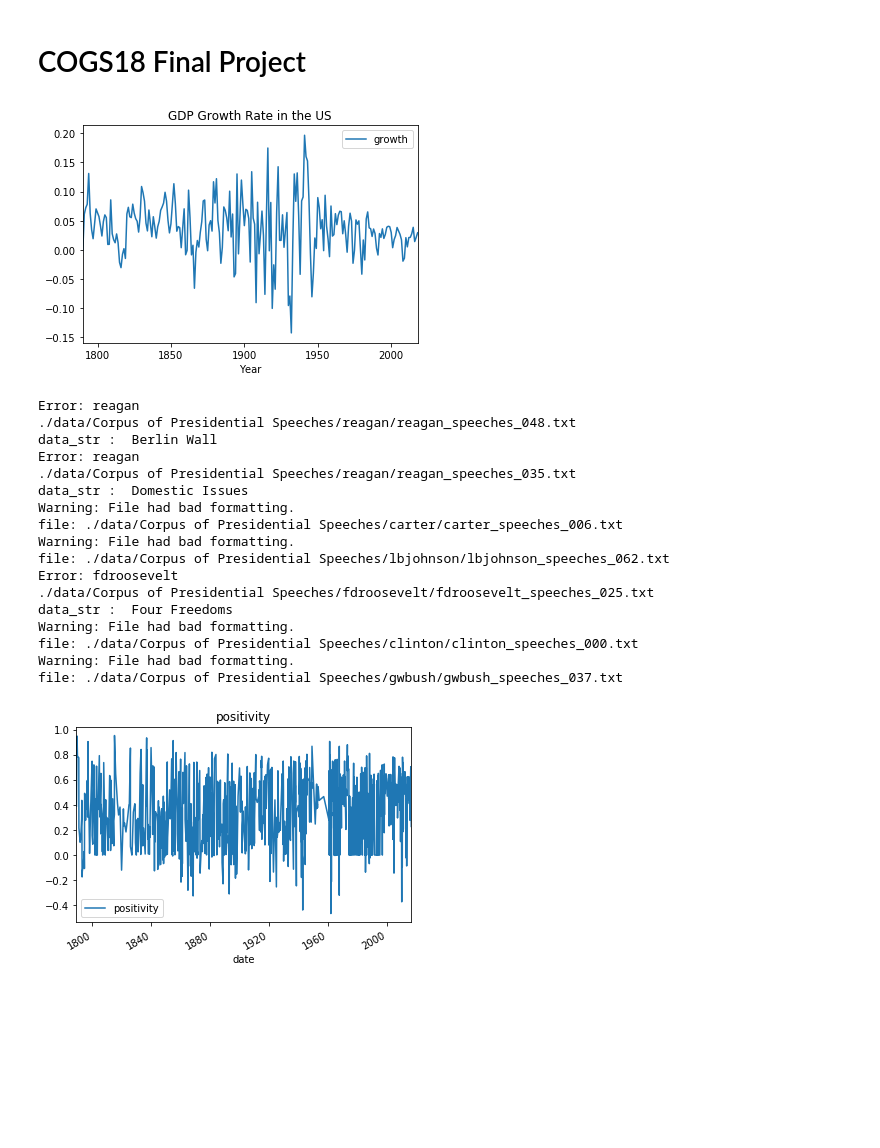
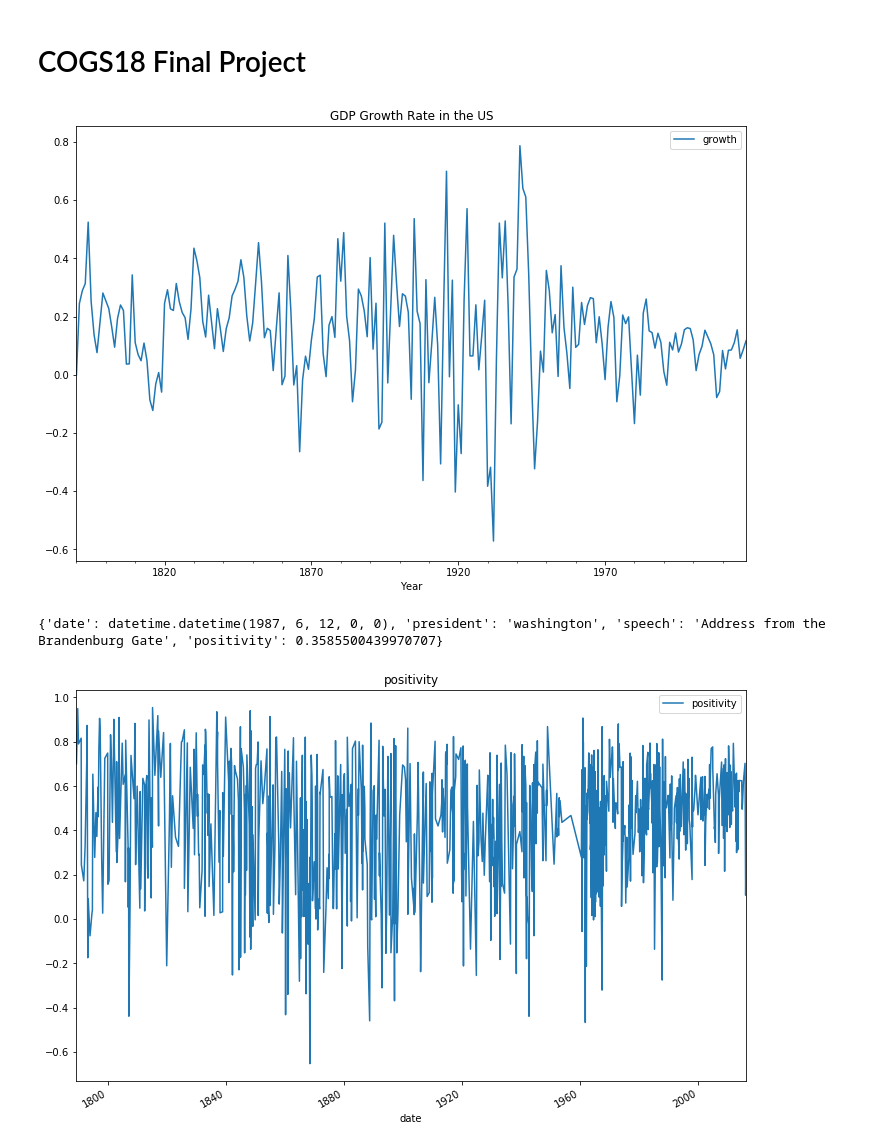
Before and after one commit to Surfincolin/positive-speak, a Jupyter notebook: PositiveSpeak.ipynb, the cells around one changed output. Cells and saved outputs as stored; diff of their text form; code cells hidden in the pictures; blank space fills up the shorter version.

Commit message:
add better regex for dates, added averaging to plots

```diff
--- a/PositiveSpeak.ipynb
+++ b/PositiveSpeak.ipynb
@@ -56,7 +69,7 @@ def calc_gdp_growth(gdp_data):
         else:
             if_amount = (inflation * prev_year) + prev_year
 #             print(inflation, prev_year, if_amount)
-            growth = (gdp_f - if_amount) / if_amount
+            growth = (gdp_f - if_amount) *4 / if_amount
 #             growth = 1
             growth_rate.append(growth)
 
@@ -64,22 +77,25 @@ def calc_gdp_growth(gdp_data):
 
     return growth_rate
 
+def convert_year_int_to_date(series):
+    dates = []
+    for num in series:
+        date = datetime.datetime(year=num,month=1,day=1)
+        dates.append(date)
+
+    return dates
+
 gdp_df['growth'] = calc_gdp_growth(gdp_df)
+gdp_df['Year'] = convert_year_int_to_date(gdp_df['Year'])
 growth_chat = gdp_df[['Year', 'growth']].plot.line(x = 'Year', y = 'growth')
 plt.title('GDP Growth Rate in the US')
 plt.show(growth_chat)
 # %% [output]
-[figure, old version]
+[figure, new version]
 # %%
-import re
-import datetime
-from os import listdir
-from os.path import isfile, join
-
-from vaderSentiment.vaderSentiment import SentimentIntensityAnalyzer
-
 title_rx = re.compile(r'title="(.*)"')
 date_rx = re.compile(r'date="(.*)"')
+date_format_rx = re.compile(r"[ADFJMNOS]\w* [\d]{1,2}, [\d]{4}")
 quoted_rx = re.compile(r'\"(.+?)"')
 angle_bracket_rx = re.compile(r'<(.*)>')
 
@@ -110,14 +126,17 @@ def process_speech_file(file_str, president_name):
     file = open(file_str, 'r')
 
     title_line = file.readline()
+
     date_line = file.readline()
+    while not date_line.rstrip():
+        date_line = file.readline()
 
     title_match = title_rx.search(title_line)
     date_match = date_rx.search(date_line)
 
     if date_match:
         doc_title = quoted_rx.findall(title_line)[0]
-        date_str = quoted_rx.findall(date_line)[0]
+        date_str = date_format_rx.findall(date_line)[0]
 
         try:
             doc_date = datetime.datetime.strptime(date_str, '%B %d, %Y')
@@ -136,11 +155,20 @@ def process_speech_file(file_str, president_name):
         for line in file:
             angle_match = angle_bracket_rx.search(line)
             if angle_match:
-                interview = True
-                continue
+                line = angle_bracket_rx.sub('', line)
+#                 print(line)
+
             sentences = line.split('. ')
             for sentence in sentences:
-                score += vaderAnalyze(sentence)
+                if len(sentence) < 2:
+                    continue
+
+                sentence = sentence.replace('\n', '')
+#                 if '\n' in sentence:
+#                     print('return')
+                raw_score = vaderAnalyze(sentence)
+#                 print(raw_score, ':', sentence)
+                score += raw_score
                 score = score / divider
                 divider = 2
 
@@ -156,52 +184,49 @@ def process_speech_file(file_str, president_name):
         print('Warning: File had bad formatting.')
         print('file: ' + file_str)
         return None
+# %%
+positivity_df = pd.DataFrame(columns=['date', 'president', 'speech', 'positivity'])
+
+test_file = './data/Corpus of Presidential Speeches/washington/washington_speeches_000.txt'
+interview_test_file = './data/Corpus of Presidential Speeches/obama/obama_speeches_015.txt'
+date_test_file = './data/Corpus of Presidential Speeches/reagan/reagan_speeches_048.txt'
+weird_format_file = './data/Corpus of Presidential Speeches/carter/carter_speeches_006.txt'
+analyze_file = './data/Corpus of Presidential Speeches/ford/ford_speeches_013.txt'
+negative_file = './data/Corpus of Presidential Speeches/johnson/johnson_speeches_027.txt'
+
+speech = process_speech_file(date_test_file, 'washington')
+print(speech.get_dict())
+# %% [output]
+{'date': datetime.datetime(1987, 6, 12, 0, 0), 'president': 'washington', 'speech': 'Address from the Brandenburg Gate', 'positivity': 0.3585500439970707}
 # %%
 positivity_df = pd.DataFrame(columns=['date', 'president', 'speech', 'positivity'])
 
 # test_file = './data/Corpus of Presidential Speeches/washington/washington_speeches_000.txt'
 # interview_test_file = './data/Corpus of Presidential Speeches/coolidge/coolidge_speeches_000.txt'
 # date_test_file = './data/Corpus of Presidential Speeches/reagan/reagan_speeches_048.txt'
 # weird_format_file = './data/Corpus of Presidential Speeches/carter/carter_speeches_006.txt'
+# analyze_file = './data/Corpus of Presidential Speeches/ford/ford_speeches_013.txt'
+
 # speech = process_speech_file(test_file, 'washington')
 # print(speech.speech, speech.positivity)
 
 # positivity_df = positivity_df.append(speech.get_dict(), ignore_index=True)
 
 speech_dir = './data/Corpus of Presidential Speeches'
 contents = listdir(speech_dir)
 for f in contents:
     loc = join(speech_dir, f)
     if not isfile(loc):
         for file_name in listdir(loc):
             file_str = join(loc, file_name)
             if isfile(file_str):
 #                 print(file_name)
                 result = process_speech_file(file_str, f)
                 if result is not None:
                     positivity_df = positivity_df.append(result.get_dict(), ignore_index=True)
 
-positivity_df
-
 positive_chart = positivity_df[['date', 'positivity']].plot.line(x = 'date', y = 'positivity')
 plt.title('positivity')
 plt.show(positive_chart)
 # %% [output]
-Error: reagan
-./data/Corpus of Presidential Speeches/reagan/reagan_speeches_048.txt
-data_str :  Berlin Wall
-Error: reagan
-./data/Corpus of Presidential Speeches/reagan/reagan_speeches_035.txt
-data_str :  Domestic Issues
-Warning: File had bad formatting.
-file: ./data/Corpus of Presidential Speeches/carter/carter_speeches_006.txt
-Warning: File had bad formatting.
-file: ./data/Corpus of Presidential Speeches/lbjohnson/lbjohnson_speeches_062.txt
-Error: fdroosevelt
-./data/Corpus of Presidential Speeches/fdroosevelt/fdroosevelt_speeches_025.txt
-data_str :  Four Freedoms
-Warning: File had bad formatting.
-file: ./data/Corpus of Presidential Speeches/clinton/clinton_speeches_000.txt
-Warning: File had bad formatting.
-file: ./data/Corpus of Presidential Speeches/gwbush/gwbush_speeches_037.txt
-[figure, old version]
+[figure, new version]
```
Also changed, not shown: parts of 5 cells of this notebook.
